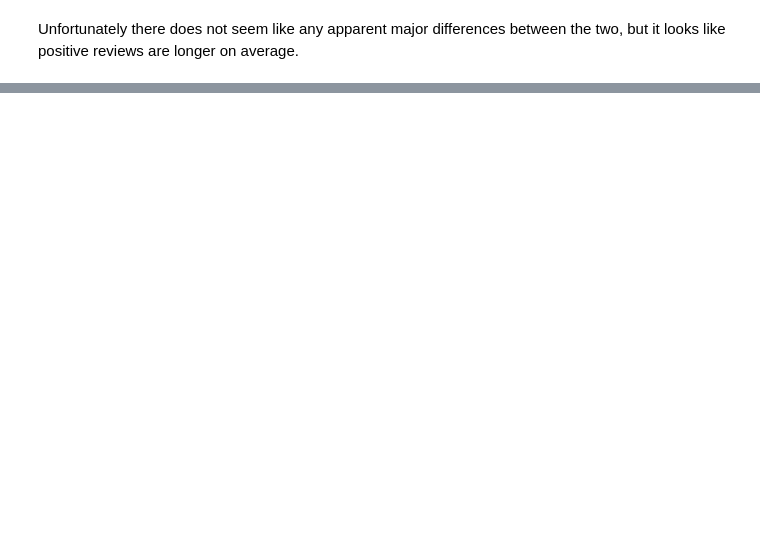
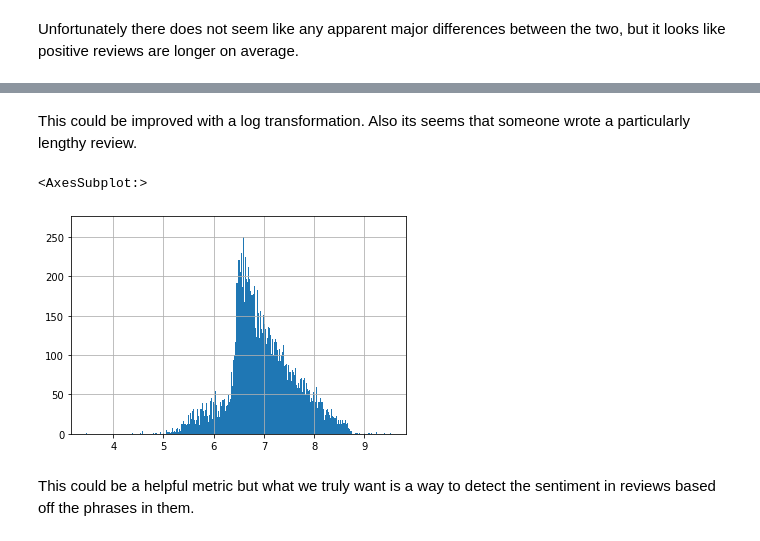
Before and after one commit to ShaneHoughton/movie_review_ml, a Jupyter notebook: final_project.ipynb, the cells around one changed output, grey strips where cells are left out. Cells and saved outputs as stored; diff of their text form; code cells hidden in the pictures; blank space fills up the shorter version.

```diff
--- a/final_project.ipynb
+++ b/final_project.ipynb
@@ -179,0 +176,9 @@ positives['review'][15752] #the longest review
+# %% [markdown]
+This could be improved with a log transformation. Also its seems that someone wrote a particularly lengthy review.
+# %%
+np.log(lengths).hist(bins=1000)
+# %% [output]
+<AxesSubplot:>
+[figure, added]
+# %% [markdown]
+This could be a helpful metric but what we truly want is a way to detect the sentiment in reviews based off the phrases in them.
```
Also changed, not shown: parts of 17 cells of this notebook.
